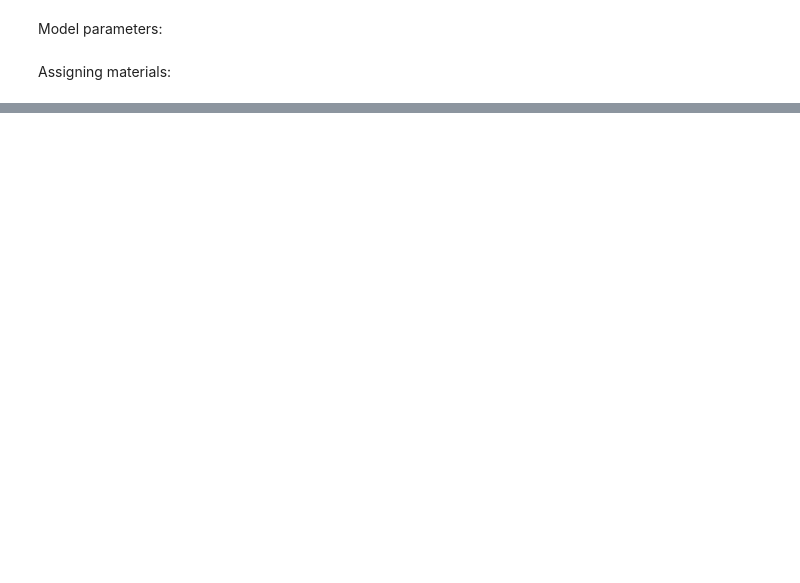
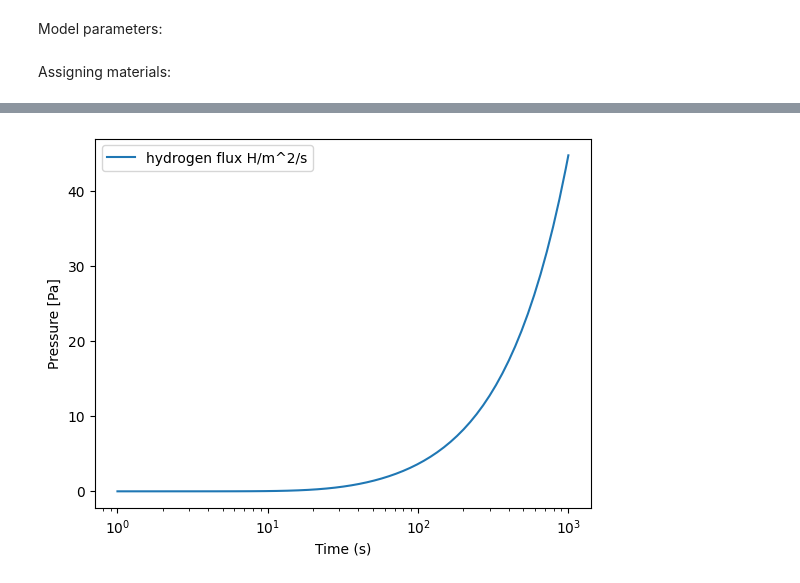
Before and after one commit to jhdark/MSPBPermSim, a Jupyter notebook: MSPBPermSim.ipynb, the cells around one changed output, grey strips where cells are left out. Saved outputs shown, nothing was run; the diff lists cells and outputs as text; code cells hidden in the pictures; blank space fills up the shorter version.

Commit message:
integrated flux for pressure and plotted

```diff
--- a/MSPBPermSim.ipynb
+++ b/MSPBPermSim.ipynb
@@ -88,0 +90,22 @@ plt.show()
+# %%
+integrated_flux = cumulative_trapezoid(computed_flux, times, initial=0)
+d = 20e-3 # mm to m
+A = np.pi*(d/2)**2 # m^2
+n = integrated_flux * A / (6.022*10**23)# num hydrogen atoms in mols
+
+V = 35e-6 # 35 cm^3 to m^3
+R = 8.314 # J/mol/K
+
+P = n*R*T/V # Pa
+
+plt.figure()
+
+plt.plot(times, P, label="hydrogen flux H/m^2/s")
+
+plt.xscale("log")
+plt.legend()
+plt.xlabel("Time (s)")
+plt.ylabel("Pressure [Pa]")
+plt.show()
+# %% [output]
+[figure, added]
```
Also changed, not shown: parts of 4 cells of this notebook, 2 other files.
